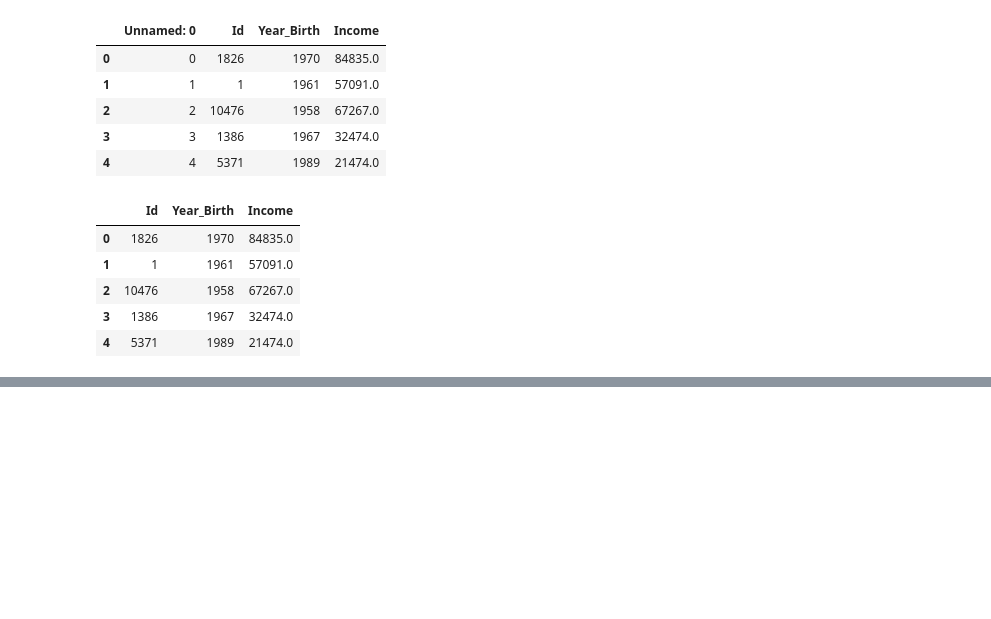
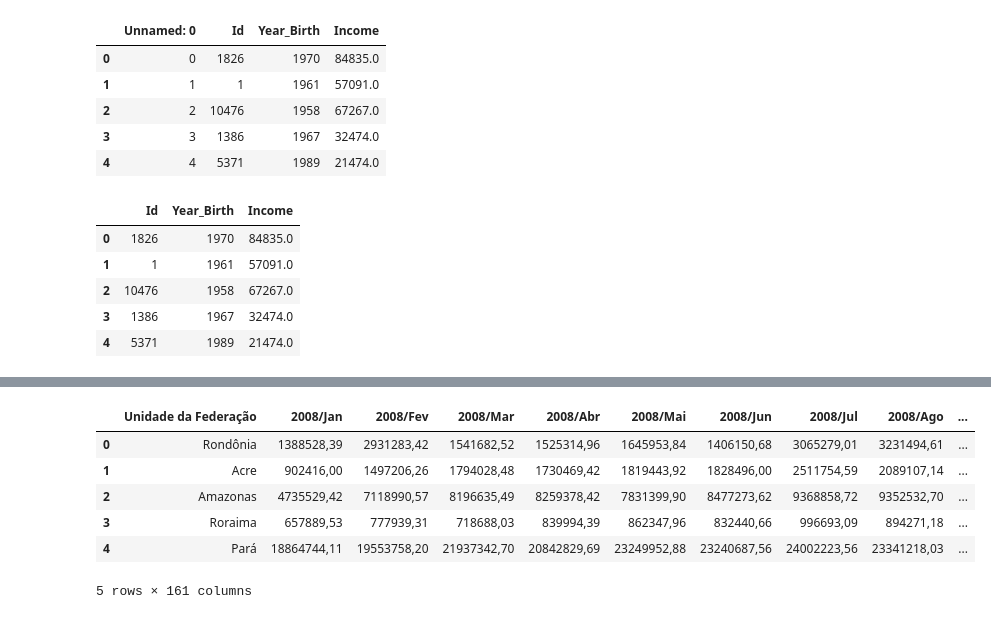
Before and after one commit to cmrondon2000/pandas-es-formatosarchivos, a Jupyter notebook: PandasES.ipynb, the cells around one changed output, grey strips where cells are left out. Cells and saved outputs as stored; diff of their text form; code cells hidden in the pictures; blank space fills up the shorter version.

```diff
--- a/PandasES.ipynb
+++ b/PandasES.ipynb
@@ -89,0 +99,11 @@ datos_mercado.head()
+# %%
+datos_sus = pd.read_csv("datos_sus.csv", sep = ";", encoding = "ISO-8859-1", skiprows = 3, skipfooter = 9, engine = "python")
+datos_sus.head()
+# %% [output]
+|  | Unidade da Federação | 2008/Jan | 2008/Fev | 2008/Mar | 2008/Abr | 2008/Mai | 2008/Jun | 2008/Jul | 2008/Ago | ... |
+| 0 | Rondônia | 1388528,39 | 2931283,42 | 1541682,52 | 1525314,96 | 1645953,84 | 1406150,68 | 3065279,01 | 3231494,61 | ... |
+| 1 | Acre | 902416,00 | 1497206,26 | 1794028,48 | 1730469,42 | 1819443,92 | 1828496,00 | 2511754,59 | 2089107,14 | ... |
+| 2 | Amazonas | 4735529,42 | 7118990,57 | 8196635,49 | 8259378,42 | 7831399,90 | 8477273,62 | 9368858,72 | 9352532,70 | ... |
+| 3 | Roraima | 657889,53 | 777939,31 | 718688,03 | 839994,39 | 862347,96 | 832440,66 | 996693,09 | 894271,18 | ... |
+| 4 | Pará | 18864744,11 | 19553758,20 | 21937342,70 | 20842829,69 | 23249952,88 | 23240687,56 | 24002223,56 | 23341218,03 | ... |
+5 rows × 161 columns
```
Also changed, not shown: parts of 1 cell of this notebook.
